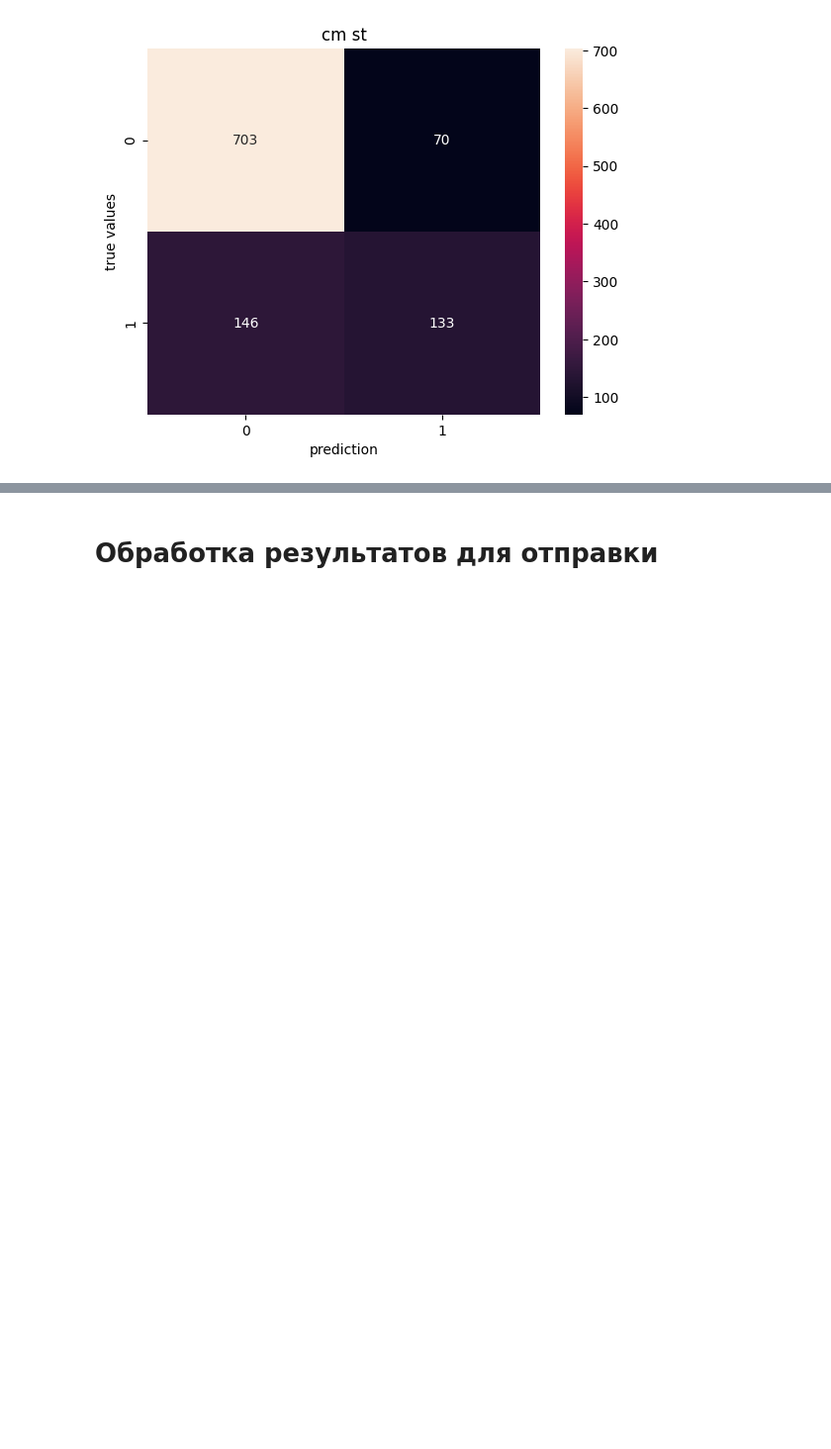
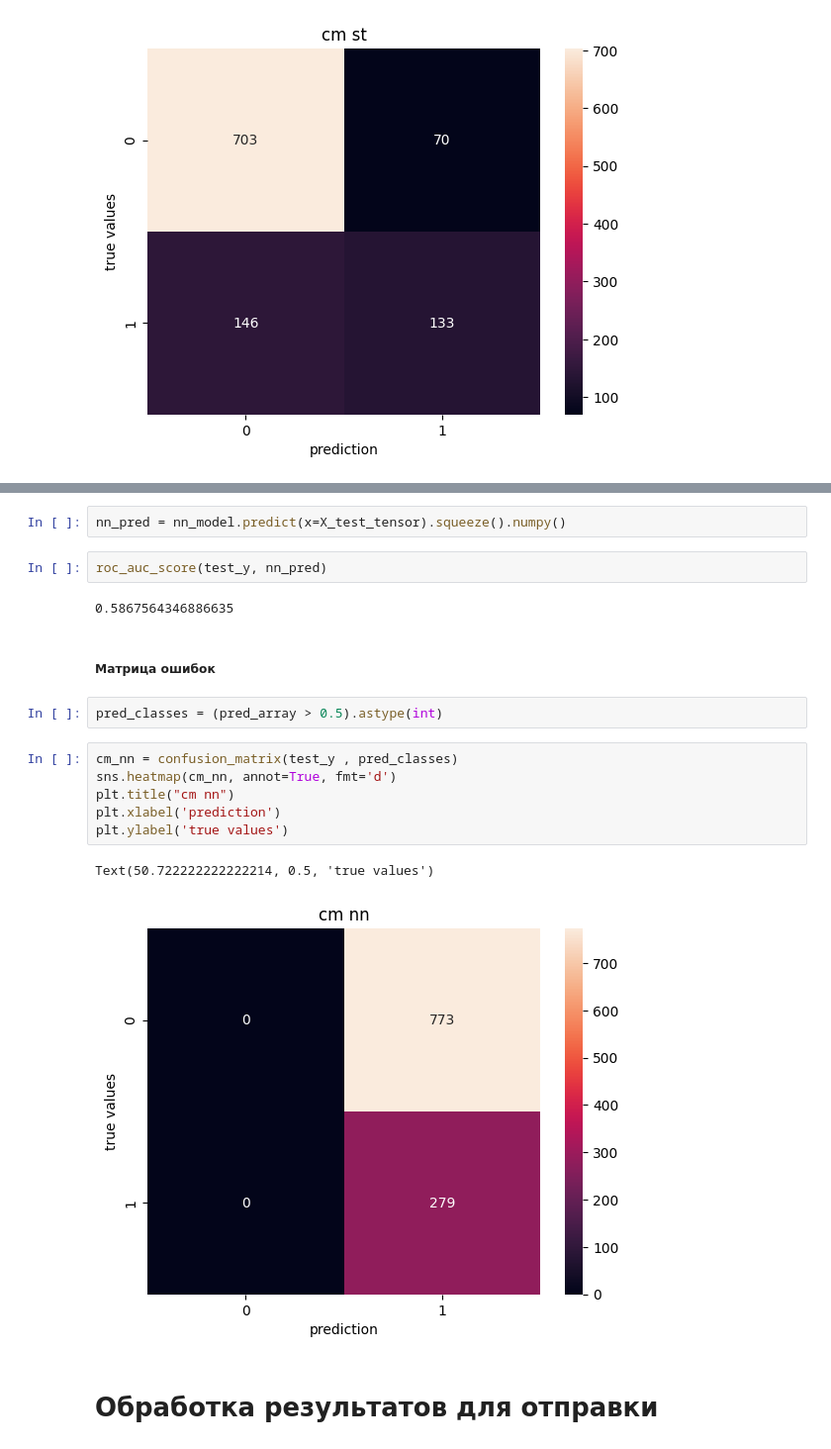
Before and after one commit to Chillibumbik/ML_study, a Jupyter notebook: first_practical_task/pv_2.ipynb, the cells around one changed output, grey strips where cells are left out. Shown at 99% size. Drawn from its saved outputs; the diff is of its cells as text; blank space fills up the shorter version.

```diff
--- a/first_practical_task/pv_2.ipynb
+++ b/first_practical_task/pv_2.ipynb
@@ -695,3 +873,22 @@ Text(50.722222222222214, 0.5, 'true values')
+# %%
+nn_pred = nn_model.predict(x=X_test_tensor).squeeze().numpy()
+# %%
+roc_auc_score(test_y, nn_pred)
+# %% [output]
+0.5867564346886635
+# %% [markdown]
+##### Матрица ошибок
+# %%
+pred_classes = (pred_array > 0.5).astype(int)
+# %%
+cm_nn = confusion_matrix(test_y , pred_classes)
+sns.heatmap(cm_nn, annot=True, fmt='d')
+plt.title("cm nn")
+plt.xlabel('prediction')
+plt.ylabel('true values')
+# %% [output]
+Text(50.722222222222214, 0.5, 'true values')
+[figure, added]
 # %% [markdown]
 # Обработка результатов для отправки
 # %% [markdown]
```
Also changed, not shown: parts of 16 cells of this notebook, 1 other file.
